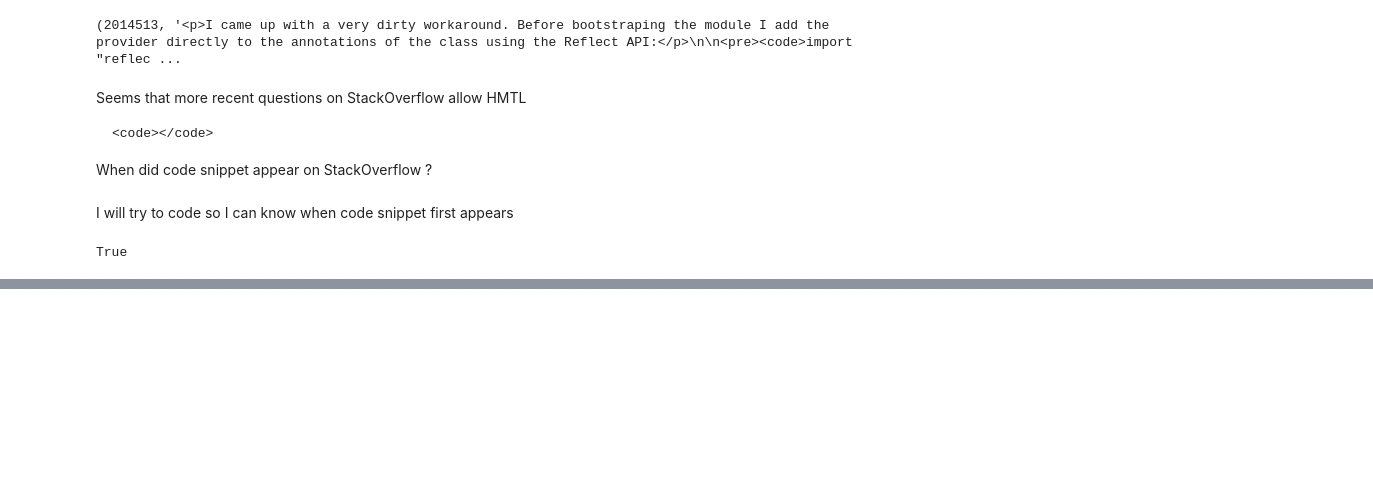
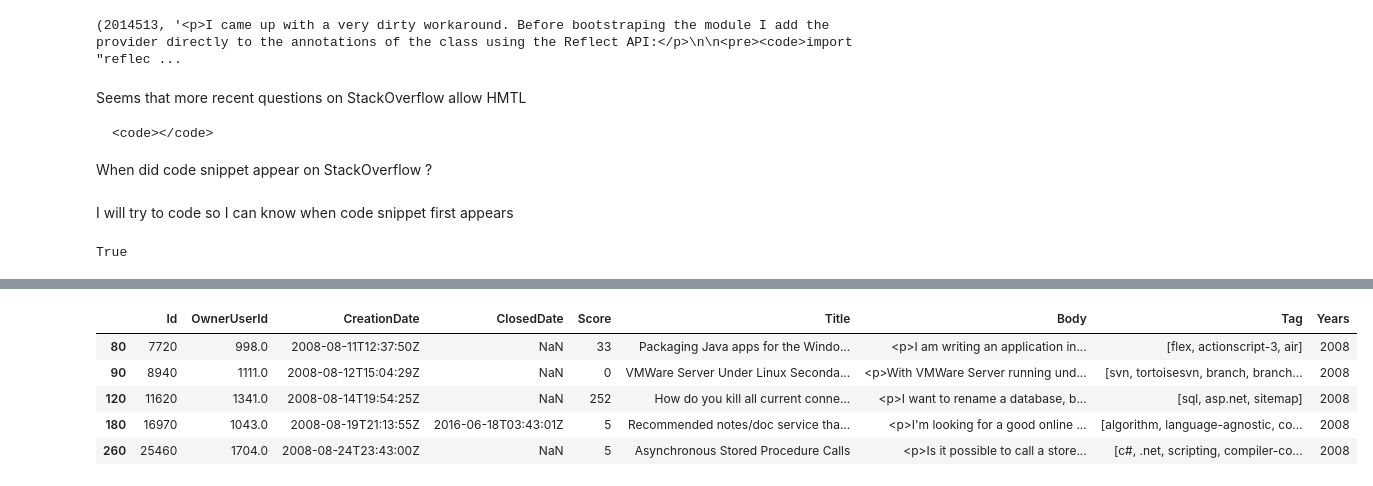
Before and after one commit to Lelelass/AI21-Dl-project-tagging, a Jupyter notebook: eda/leos-eda.ipynb, the cells around one changed output, grey strips where cells are left out. Cells and saved outputs as stored; diff of their text form; code cells hidden in the pictures; blank space fills up the shorter version.

```diff
--- a/eda/leos-eda.ipynb
+++ b/eda/leos-eda.ipynb
@@ -10,7 +10,8 @@ filelist
 # %% [output]
 ['Answers.csv', 'Tags.csv', 'Questions.csv']
 # %%
-answers_df = pd.read_csv(f"{data_dir}/{filelist[0]}", encoding='ISO-8859-1')
+csv_encoding = 'ISO-8859-1'
+answers_df = pd.read_csv(f"{data_dir}/{filelist[0]}", encoding=csv_encoding)
 answers_df.head()
 # %% [output]
 |  | Id | OwnerUserId | CreationDate | ParentId | Score | Body |
@@ -97,0 +153,8 @@ True
+# %%
+questions_df = pd.read_csv(f"{data_dir}/{filelist[2]}", encoding=csv_encoding)
+tags_df = pd.read_csv(f"{data_dir}/{filelist[1]}", encoding=csv_encoding)
+tags_df.head(), questions_df.head()
+# %%
+tags_lists = tags_df.groupby('Id')['Tag'].apply(lambda tags: [tag for tag in tags])
+questions_tagged_df = pd.merge(questions_df, tags_lists, left_index= True, right_index= True)
+questions_tagged_df
@@ -97,0 +175,10 @@ True
+# %%
+questions_tagged_df['Years'] = questions_tagged_df.CreationDate.str[:4]
+questions_tagged_df.head()
+# %% [output]
+|  | Id | OwnerUserId | CreationDate | ClosedDate | Score | Title | Body | Tag | Years |
+| 80 | 7720 | 998.0 | 2008-08-11T12:37:50Z | NaN | 33 | Packaging Java apps for the Windo... | <p>I am writing an application in... | [flex, actionscript-3, air] | 2008 |
+| 90 | 8940 | 1111.0 | 2008-08-12T15:04:29Z | NaN | 0 | VMWare Server Under Linux Seconda... | <p>With VMWare Server running und... | [svn, tortoisesvn, branch, branch... | 2008 |
+| 120 | 11620 | 1341.0 | 2008-08-14T19:54:25Z | NaN | 252 | How do you kill all current conne... | <p>I want to rename a database, b... | [sql, asp.net, sitemap] | 2008 |
+| 180 | 16970 | 1043.0 | 2008-08-19T21:13:55Z | 2016-06-18T03:43:01Z | 5 | Recommended notes/doc service tha... | <p>I'm looking for a good online ... | [algorithm, language-agnostic, co... | 2008 |
+| 260 | 25460 | 1704.0 | 2008-08-24T23:43:00Z | NaN | 5 | Asynchronous Stored Procedure Calls | <p>Is it possible to call a store... | [c#, .net, scripting, compiler-co... | 2008 |
```
Also changed, not shown: parts of 12 cells of this notebook.
